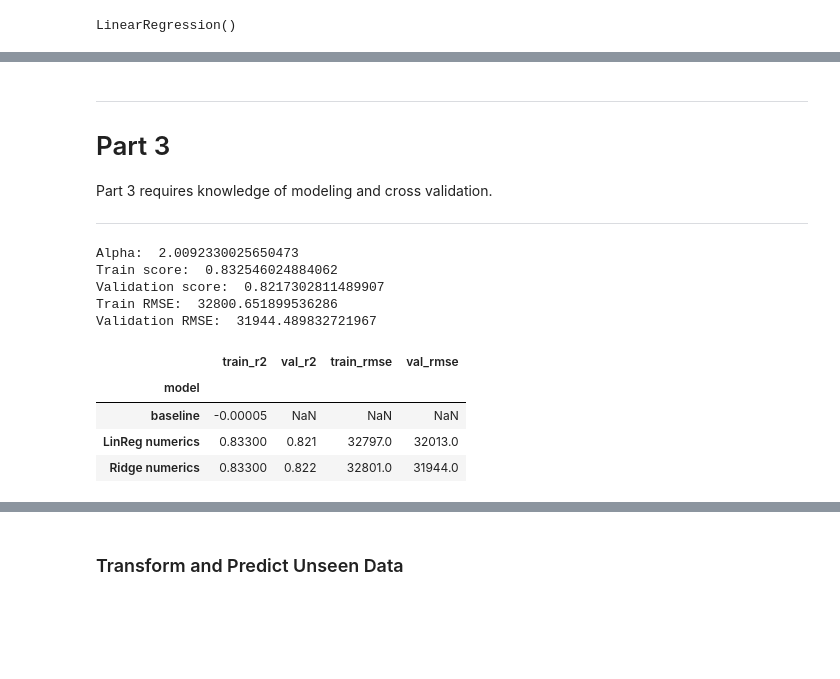
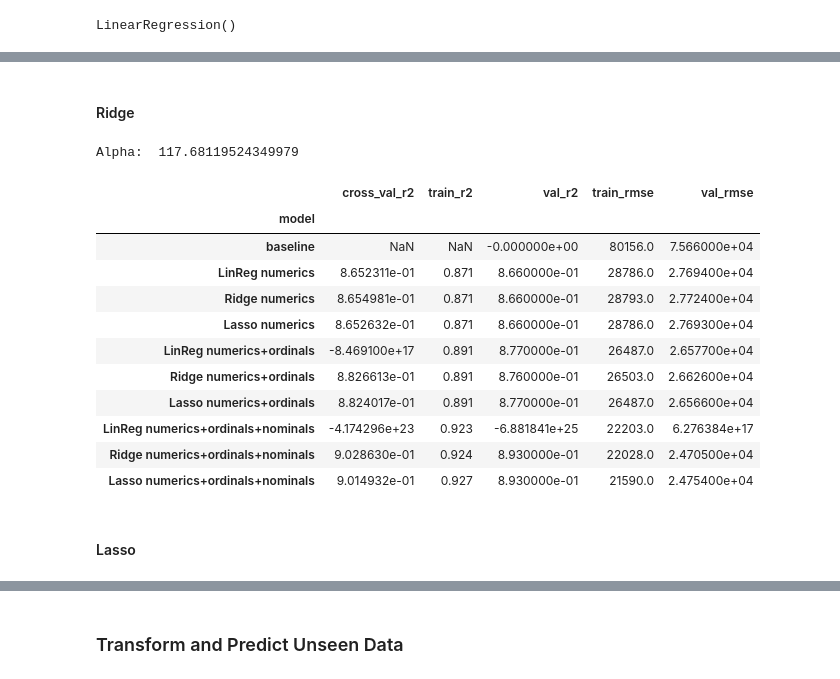
Before and after one commit to jahnavi-kal/housing-price-regression, a Jupyter notebook: P2-starter-code.ipynb, the cells around one changed output, grey strips where cells are left out. Drawn from its saved outputs; the diff is of its cells as text; code cells hidden in the pictures; blank space fills up the shorter version.

```diff
--- a/P2-starter-code.ipynb
+++ b/P2-starter-code.ipynb
@@ -757,3 +797,8 @@ ss = StandardScaler()
 
 X_train_ss = ss.fit_transform(X_train_ohe)
 X_train_ss = pd.DataFrame(X_train_ss, columns=ss.get_feature_names_out())
+
+X_val_ss = pd.DataFrame(ss.transform(X_val_ohe), columns=ss.get_feature_names_out())
+
+X_train_ss.info()
+#dtypes were all transformed into floats after SS performed its mathematical operations
@@ -787,6 +836,6 @@ X_train_ss.describe()
 # %%
 #create a new dataframe with the scores
-scores = pd.DataFrame(columns=['model','train_r2','val_r2','train_rmse','val_rmse'])
+scores = pd.DataFrame(columns=['model','cross_val_r2','train_r2','val_r2','train_rmse','val_rmse'])
 scores.set_index("model", inplace = True)
 # %%
 #create function to add each model scores to df
@@ -798,12 +847,14 @@ def new_score(model, model_name):
     # with warnings.catch_warnings():
     #     warnings.simplefilter("ignore")
 
+    cv_score = cross_val_score(model, Xs_train, y_train).mean()
+
     r2_train = round(model.score(Xs_train, y_train),3)
     r2_val = round(model.score(Xs_val, y_val),3)
 
     rmse_train = round(mean_squared_error(y_train, model.predict(Xs_train))**0.5)
     rmse_val = round(mean_squared_error(y_val, model.predict(Xs_val))**0.5)
 
-    scores.loc[model_name] = [r2_train, r2_val, rmse_train, rmse_val]
+    scores.loc[model_name] = [cv_score, r2_train, r2_val, rmse_train, rmse_val]
 
     return scores
@@ -818,0 +907,11 @@ scores.loc['baseline'] = [r2_score(y_val, base), None, None, None]
+# %%
+# 1: only original numerics (before other features were encoded)
+Xs_train, Xs_val = model_df_generator(X_train_fe, X_val_fe)
+
+# 2: ordinals encoded now, all numerics
+Xs_train, Xs_val = model_df_generator(X_train_oe, X_val_oe)
+
+# 3: nominals encoded now, all numerics
+Xs_train, Xs_val = X_train_ss, X_val_ss
+
+Xs_train.shape, Xs_val.shape, y_train.shape, y_val.shape
@@ -853,36 +956,37 @@ new_score(lr, 'LinReg numerics')
-# %% [markdown]
----
-# Part 3
-
-Part 3 requires knowledge of modeling and cross validation.
-
----
+# %% [markdown]
+#### Ridge
 # %%
+import warnings
+
 #try to improve model with regularization
 #Ridge
+
 ridge = RidgeCV(alphas = np.logspace(0,5,100))
 
 #fit to scaled training data
-ridge.fit(Xs_train, y_train)
+with warnings.catch_warnings():
+    warnings.simplefilter('ignore')
+    ridge.fit(Xs_train, y_train)
+
+#what's best alpha
 print('Alpha: ', ridge.alpha_)
 
-#score it twice!
-print('Train score: ', ridge.score(Xs_train, y_train))
-print('Validation score: ', ridge.score(Xs_val,y_val))
-print('Train RMSE: ', mean_squared_error(y_train, ridge.predict(Xs_train))**0.5)
-print('Validation RMSE: ', mean_squared_error(y_val, ridge.predict(Xs_val))**0.5)
-#scores are almost the same as without regularization
-
-new_score(ridge, 'Ridge numerics')
+#get all scores
+new_score(ridge, 'Ridge numerics+ordinals+nominals')
 # %% [output]
-Alpha:  2.0092330025650473
-Train score:  0.832546024884062
-Validation score:  0.8217302811489907
-Train RMSE:  32800.651899536286
-Validation RMSE:  31944.489832721967
+Alpha:  117.68119524349979
-|  | train_r2 | val_r2 | train_rmse | val_rmse |
-| model |  |  |  |  |
-| baseline | -0.00005 | NaN | NaN | NaN |
-| LinReg numerics | 0.83300 | 0.821 | 32797.0 | 32013.0 |
-| Ridge numerics | 0.83300 | 0.822 | 32801.0 | 31944.0 |
+|  | cross_val_r2 | train_r2 | val_r2 | train_rmse | val_rmse |
+| model |  |  |  |  |  |
+| baseline | NaN | NaN | -0.000000e+00 | 80156.0 | 7.566000e+04 |
+| LinReg numerics | 8.652311e-01 | 0.871 | 8.660000e-01 | 28786.0 | 2.769400e+04 |
+| Ridge numerics | 8.654981e-01 | 0.871 | 8.660000e-01 | 28793.0 | 2.772400e+04 |
+| Lasso numerics | 8.652632e-01 | 0.871 | 8.660000e-01 | 28786.0 | 2.769300e+04 |
+| LinReg numerics+ordinals | -8.469100e+17 | 0.891 | 8.770000e-01 | 26487.0 | 2.657700e+04 |
+| Ridge numerics+ordinals | 8.826613e-01 | 0.891 | 8.760000e-01 | 26503.0 | 2.662600e+04 |
+| Lasso numerics+ordinals | 8.824017e-01 | 0.891 | 8.770000e-01 | 26487.0 | 2.656600e+04 |
+| LinReg numerics+ordinals+nominals | -4.174296e+23 | 0.923 | -6.881841e+25 | 22203.0 | 6.276384e+17 |
+| Ridge numerics+ordinals+nominals | 9.028630e-01 | 0.924 | 8.930000e-01 | 22028.0 | 2.470500e+04 |
+| Lasso numerics+ordinals+nominals | 9.014932e-01 | 0.927 | 8.930000e-01 | 21590.0 | 2.475400e+04 |
+# %% [markdown]
+#### Lasso
 # %%
```
Also changed, not shown: parts of 41 cells of this notebook, 6 other files.
